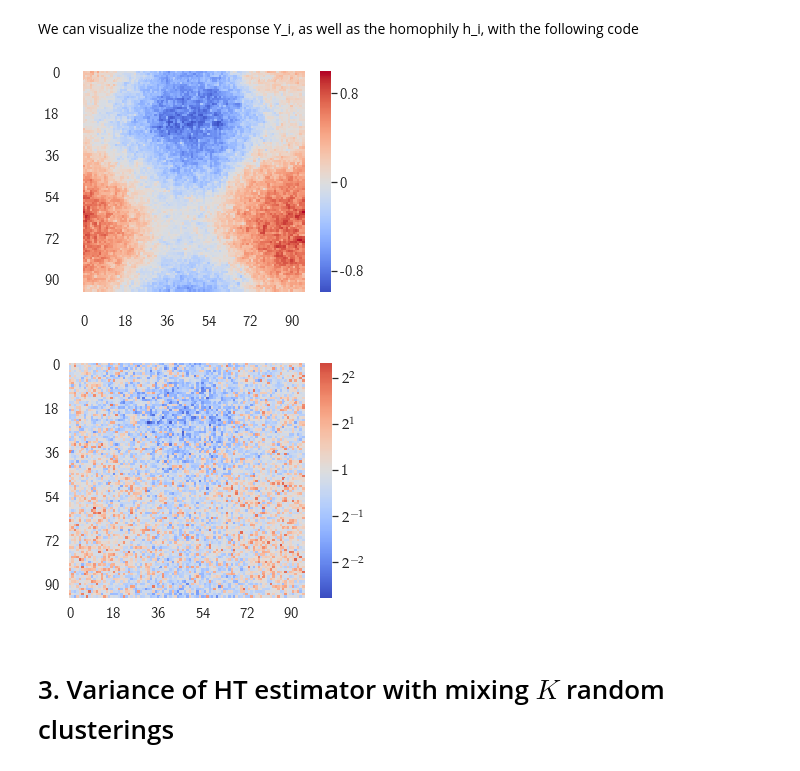
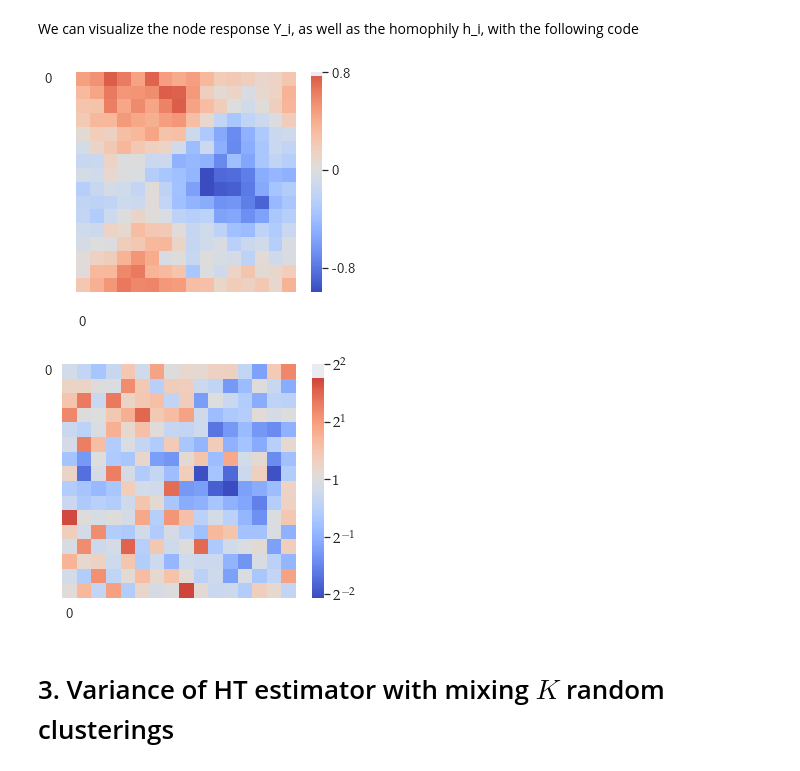
Before and after one commit to cleeyu/RGCR-code, a Jupyter notebook: intro.ipynb, the cells around one changed output. Cells and saved outputs as stored; diff of their text form; code cells hidden in the pictures.

Commit message:
personalized usage settings (directories), run instance on small 16x16 graph

```diff
--- a/intro.ipynb
+++ b/intro.ipynb
@@ -36,7 +36,7 @@ sns.set(style='ticks', palette='Set1')
 # %% [markdown]
 We can visualize the node response Y_i, as well as the homophily h_i, with the following code
 # %%
-length = 96
+length = 16
 graph_name = 'SW{}'.format(length)
 response_he = np.loadtxt('dataset/{}-response.txt'.format(graph_name))
 
@@ -50,35 +50,35 @@ sns.heatmap(h, ax=ax, cbar=True, square=True, cmap="coolwarm", center=0, xtickla
 cbar = ax.collections[0].colorbar
 cbar.ax.tick_params(labelsize=ticksize)
 cbar.set_ticks([-0.8, 0, 0.8])
 cbar.set_ticklabels(['-0.8', ' 0', ' 0.8'])
 plt.setp(ax.get_xticklabels(), fontsize=ticksize)
 plt.setp(ax.get_yticklabels(), fontsize=ticksize)
 ax.tick_params(size=20)  # How comes it is invisible
 plt.yticks(rotation=0)
 fig.tight_layout()
 plt.show()
 
 d1 = np.loadtxt('dataset/' + graph_name + '-node_meta.txt', usecols=1, skiprows=1)
 y = (1+0.5*response_he[:, 0]+0.1*response_he[:, 1]) * d1
 y /= d1.mean()
 y = y.reshape((length, length)).T
 fig = plt.figure(figsize=(5, 4))
 ax = fig.gca()
 sns.heatmap(np.log(y), ax=ax, cbar=True, square=True, cmap="coolwarm", center=0, xticklabels=18, yticklabels=18)
 cbar = ax.collections[0].colorbar
 cbar.ax.tick_params(labelsize=ticksize)
 ticklabels = [r'$2^{-2}$', r'$2^{-1}$', '1', r'$2^{1}$', r'$2^{2}$']
 ticks = np.log([0.25, 0.5, 1.0, 2.0, 4.0])
 cbar.set_ticks(ticks)
 cbar.set_ticklabels(ticklabels)
 plt.setp(ax.get_xticklabels(), fontsize=ticksize)
 plt.setp(ax.get_yticklabels(), fontsize=ticksize)
 plt.yticks(rotation=0)
 fig.tight_layout()
 plt.show()
 # %% [output]
-[figure, old version]
+[figure, new version]
-[figure, old version]
+[figure, new version]
 # %% [markdown]
 # 3. Variance of HT estimator with mixing $K$ random clusterings
 # %% [markdown]
```
Also changed, not shown: parts of 7 cells of this notebook, 1 other file.
